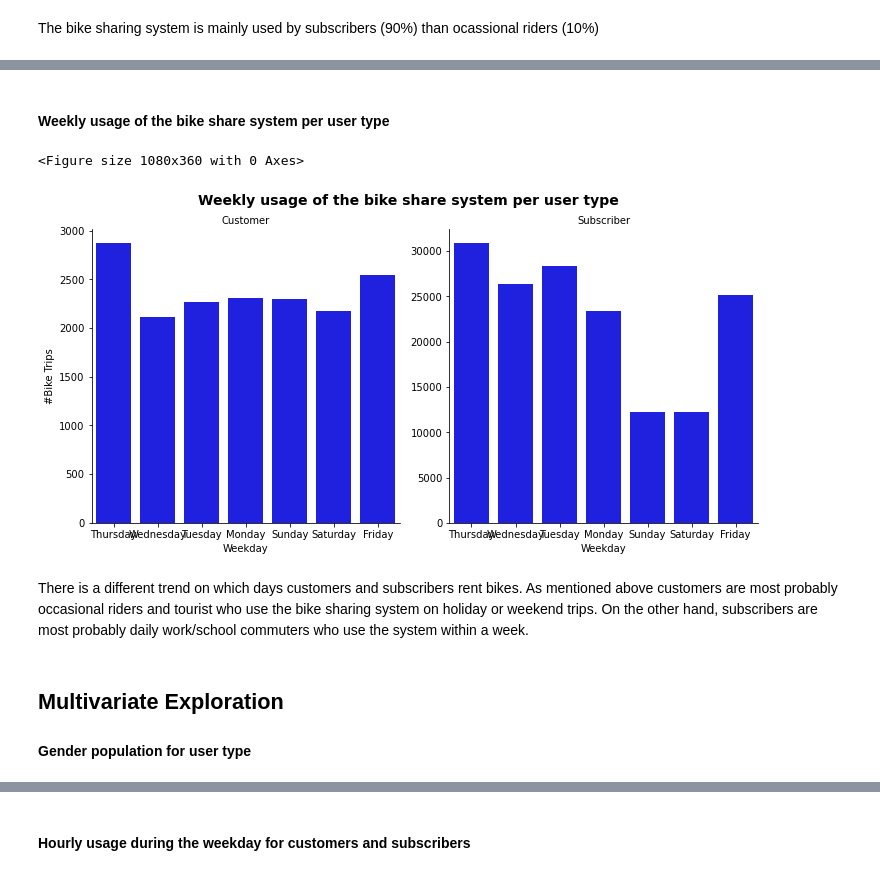
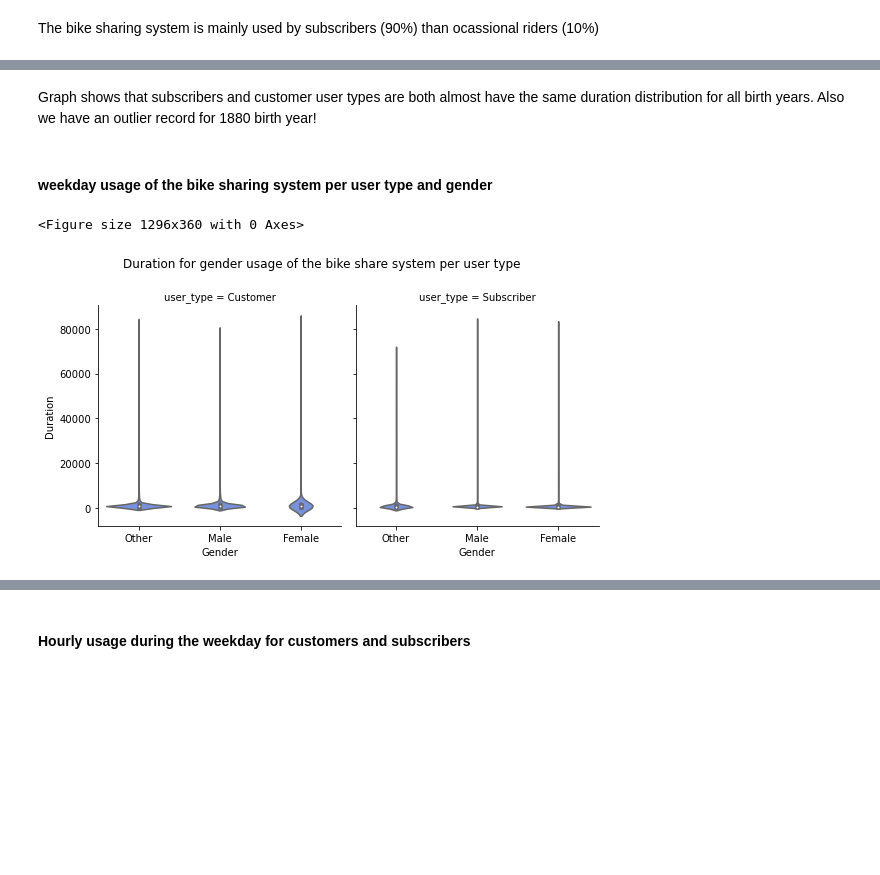
Before and after one commit to Yasmine-hub/Udacity_communicate-data-findings, a Jupyter notebook: slide_deck_template.ipynb, the cells around one changed output, grey strips where cells are left out. Drawn from its saved outputs; the diff is of its cells as text; code cells hidden in the pictures; blank space fills up the shorter version.

```diff
--- a/slide_deck_template.ipynb
+++ b/slide_deck_template.ipynb
@@ -254,0 +303,9 @@ The bike share system is mainly used during weekdays, with Tuesday - Thursday as
+# %%
+# plotting hours versus count trips per user type
+
+g = sb.catplot(data=df, x='hour', col="user_type", kind="violin",
+            color = sb.set_palette("vlag"))
+g.set_xlabels("Hour")
+g.set_ylabels("Trips")
+g.set_titles("{col_name}")
+g.fig.suptitle('Hourly usage of the bike share system per user type', y=1.05);
@@ -293,0 +340,8 @@ The bike sharing system is mainly used by subscribers (90%) than ocassional ride
+# %%
+# plotting trip duration per user type
+data = df.query('duration_sec < 3600')
+g = sb.FacetGrid(data, col="user_type", margin_titles=True, height=5)
+g.map(sb.barplot, "duration_sec", color=sb.set_palette("muted"), order=data.user_type.value_counts().index)
+g.set_axis_labels("Duration in Sec", "Trips")
+g.set_titles('{col_name}')
+g.fig.suptitle('Trip duration  per user type', y=1.05);
@@ -293,0 +352,8 @@ The bike sharing system is mainly used by subscribers (90%) than ocassional ride
+# %%
+# plotting duration per each user type
+data = df.query('duration_sec < 3600')
+g = sb.catplot(data=data, y='duration_sec', col="user_type", kind='bar',
+            color = sb.set_palette("coolwarm"), order=df.user_type.value_counts().index)
+g.set_titles(col_template = '{col_name}')
+g.set_axis_labels("", "Trip duration (sec)")
+g.fig.suptitle('Trip duration per user type', y=1.05);
@@ -294,20 +385,14 @@ The bike sharing system is mainly used by subscribers (90%) than ocassional ride
+# %% [markdown]
+Graph shows that subscribers and customer user types are both almost have the same duration distribution for all birth years. Also we have an outlier record for 1880 birth year!
 # %% [markdown]
-#### Weekly usage of the bike share system per user type
+#### weekday usage of the bike sharing system per user type and gender
 # %%
-# weekday usege of the bike sharing system per user type
-plt.figure(figsize = [15, 5])
-g = sb.catplot(data=df, x='weekday', col="user_type", kind='count', sharey = False,
-            color = "blue")
-g.set_axis_labels("Weekday", "#Bike Trips")
-g.set_titles("{col_name}")
-g.fig.suptitle('Weekly usage of the bike share system per user type', y=1.03, fontsize=14, fontweight='semibold');
+# weekday usage of the bike sharing system per user type and gender
+plt.figure(figsize = [18, 5])
+g = sb.FacetGrid(data = df, col = 'user_type', height = 4)
+g.map(sb.violinplot, 'member_gender', 'duration_sec')
+g.set_axis_labels("Gender", "Duration")
+g.fig.suptitle('Duration for gender usage of the bike share system per user type', y=1.08);
 # %% [output]
-<Figure size 1080x360 with 0 Axes>
+<Figure size 1296x360 with 0 Axes>
-[figure, old version]
+[figure, new version]
-# %% [markdown]
-
-There is a different trend on which days customers and subscribers rent bikes. As mentioned above customers are most probably occasional riders and tourist who use the bike sharing system on holiday or weekend trips. On the other hand, subscribers are most probably daily work/school commuters who use the system within a week.
-# %% [markdown]
-## Multivariate Exploration
-
-#### Gender population for user type
```
Also changed, not shown: parts of 40 cells of this notebook.
